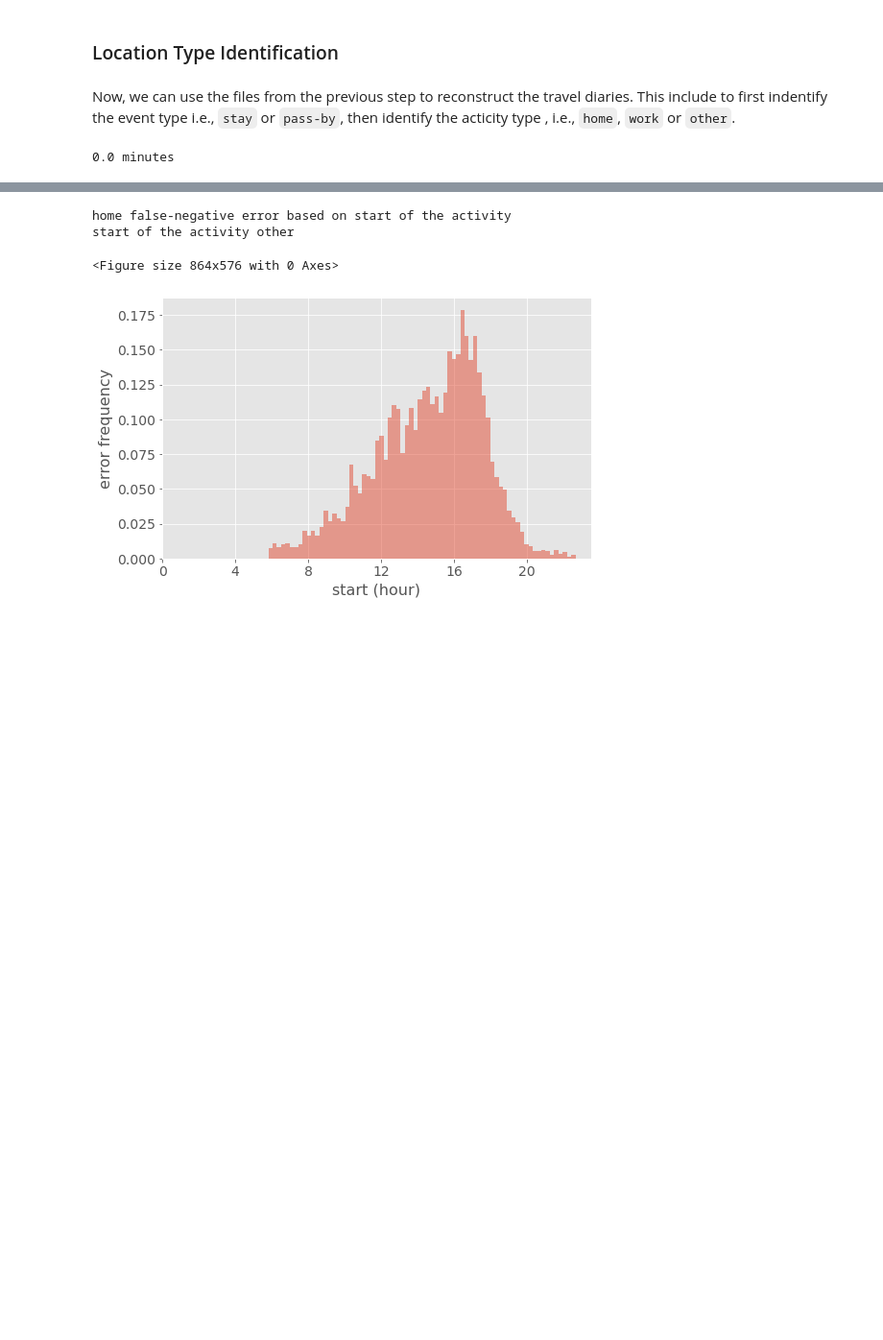
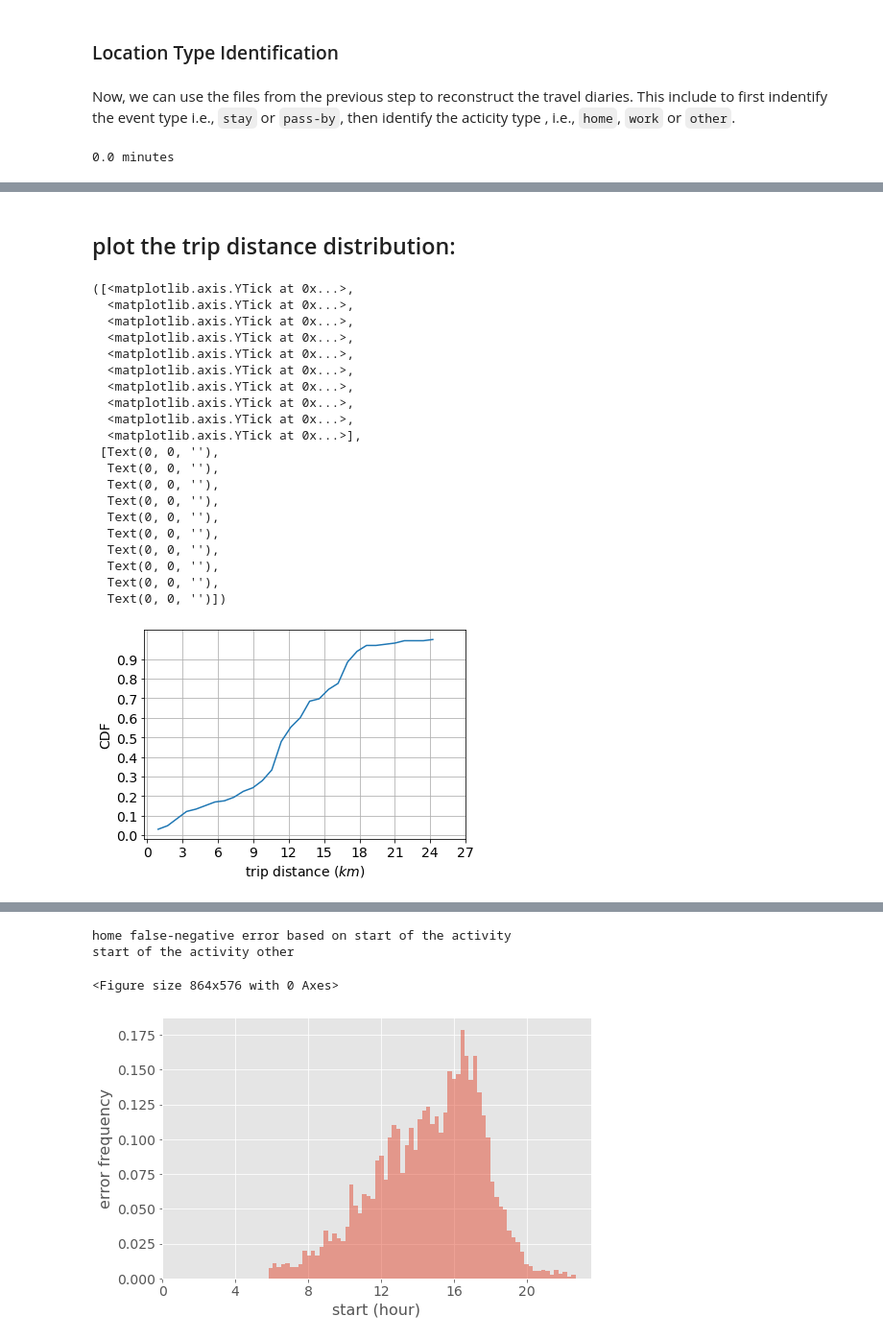
Before and after one commit to zahraeftekhar/PythonProcessingOfMATSimOutputs, a Jupyter notebook: _6_processSnapshot_zoneOnly.ipynb, the cells around one changed output, grey strips where cells are left out. Shown at 96% size. Drawn from its saved outputs; the diff is of its cells as text; code cells hidden in the pictures; blank space fills up the shorter version.

Commit message:
added CDF plot of TAZ sizes and trip distance

```diff
--- a/_6_processSnapshot_zoneOnly.ipynb
+++ b/_6_processSnapshot_zoneOnly.ipynb
@@ -132,0 +149,2 @@ print((time.time() - startTime)//60,'minutes')
+# %% [markdown]
+## plot the trip distance distribution:
@@ -132,0 +168,56 @@ print((time.time() - startTime)//60,'minutes')
+# %%
+from pyproj import Proj, transform
+from shapely.geometry import Point
+VEHICLEdict = allActivity.sort_values(['VEHICLE', 'start']).groupby(['VEHICLE'])
+VEHICLES = list(VEHICLEdict.groups.keys())
+tripDistances = []
+for VEHICLE in VEHICLES[0:100]:
+    test = pd.DataFrame(VEHICLEdict.get_group(VEHICLE))[['x', 'y']].reset_index(drop=True)
+    tripDistances += eucl_distances(test)
+# %%
+data = [x/1000 for x in tripDistances]
+# getting data of the histogram
+count, bins_count = np.histogram(data, bins=30)
+# finding the PDF of the histogram using count values
+pdf = count / sum(count)
+# using numpy np.cumsum to calculate the CDF
+# We can also find using the PDF values by looping and adding
+cdf = np.cumsum(pdf)
+# plotting PDF and CDF
+# plt.plot(bins_count[1:], pdf, color="red", label="PDF")
+plt.rcParams['font.size'] = 14
+
+plt.plot(bins_count[1:], cdf)
+plt.grid()
+plt.xlabel('trip distance ($km$)')
+plt.ylabel('CDF')
+plt.xticks(np.arange(0,30,3))
+plt.yticks(np.arange(0,1, 0.1))
+
+# plt.legend()
+# # fixed bin size
+# # bins = np.arange(0, 25000, 1000)
+# plt.hist(tripDistances, bins= bins)
+# # len(VEHICLES)
+# %% [output]
+([<matplotlib.axis.YTick at 0x...>,
+  <matplotlib.axis.YTick at 0x...>,
+  <matplotlib.axis.YTick at 0x...>,
+  <matplotlib.axis.YTick at 0x...>,
+  <matplotlib.axis.YTick at 0x...>,
+  <matplotlib.axis.YTick at 0x...>,
+  <matplotlib.axis.YTick at 0x...>,
+  <matplotlib.axis.YTick at 0x...>,
+  <matplotlib.axis.YTick at 0x...>,
+  <matplotlib.axis.YTick at 0x...>],
+ [Text(0, 0, ''),
+  Text(0, 0, ''),
+  Text(0, 0, ''),
+  Text(0, 0, ''),
+  Text(0, 0, ''),
+  Text(0, 0, ''),
+  Text(0, 0, ''),
+  Text(0, 0, ''),
+  Text(0, 0, ''),
+  Text(0, 0, '')])
+[figure, added]
```
Also changed, not shown: parts of 9 cells of this notebook.
